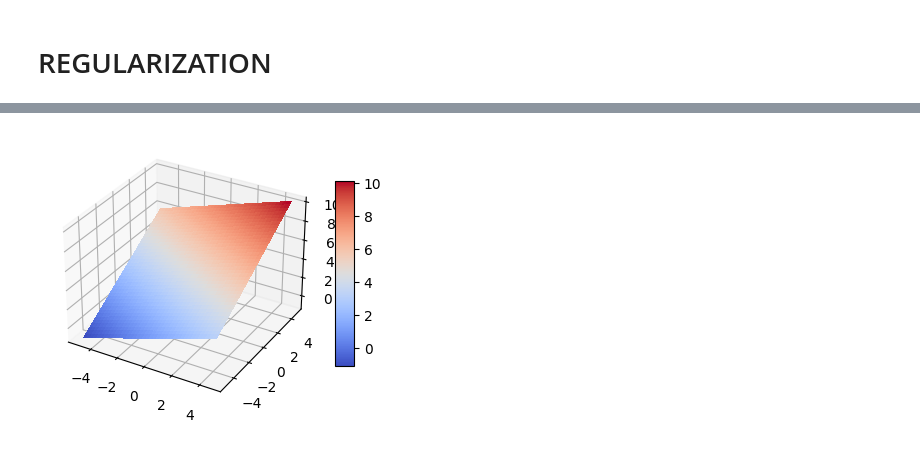
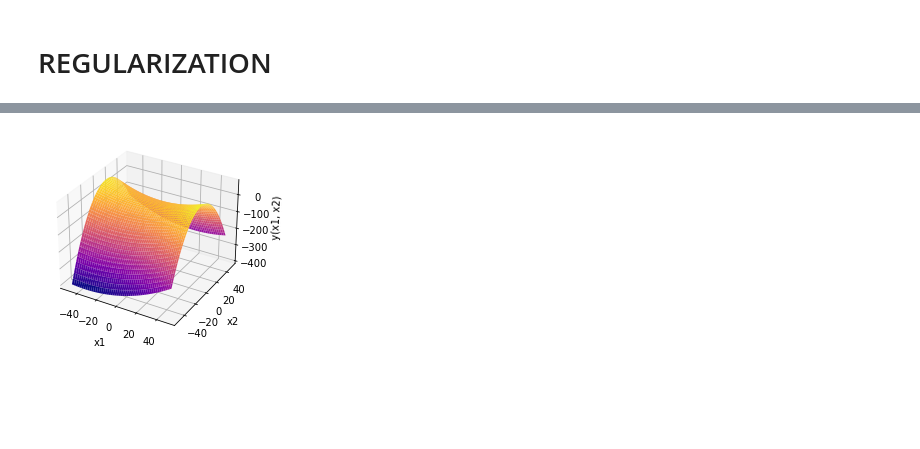
Before and after one commit to mokshith002/FODS-Assignment-1, a Jupyter notebook: 1B.ipynb, the cells around one changed output, grey strips where cells are left out. Cells and saved outputs as stored; diff of their text form; code cells hidden in the pictures; blank space fills up the shorter version.

```diff
--- a/1B.ipynb
+++ b/1B.ipynb
@@ -165,7 +166,7 @@ def testing_polynomial_regression(Y, X, W):
     return error_history
 # %%
 X = generate_feature_matrix(X_train, 9)
-X = normalize(X)
+(X, mean_norm, std_norm) = normalize_train(X)
 training_error_gradient, W_gradient = training_polynomial_regression(Y_train, X, gradient_descent)
 training_error_stochastic, W_stochastic = training_polynomial_regression(Y_train, X, stochastic_descent)
 # %% [output]
@@ -174,5 +175,7 @@ training_error_stochastic, W_stochastic = training_polynomial_regression(Y_train
 # %%
 X = generate_feature_matrix(X_test, 9)
+X = normalize_test(X, mean_norm, std_norm)
+
 W = [i.reshape([len(i), 1]) for i in W_gradient]
 testing_error_gradient = testing_polynomial_regression(Y_test, X, W)
 
@@ -233,10 +237,9 @@ def error_function(Y, X, W):
 # %%
 # l = lambda
 def regularized_gradient_descent(Y, X, W, q, alpha, l, iterations):
-    N = 437
-    M = len(X)
+    N = X.shape[1]
     cost = np.zeros(iterations)
-
+    # print(f"X: {X.shape}, N: {N}, Y: {Y.shape}, W: {W.shape}")
     for i in range(iterations):
 
         W = W - (alpha) * (((-1 / N) * (X @ (Y - W.T @ X).T)) + ((l / 2) * q * (np.abs(W) ** (q - 1))))
@@ -319,32 +277,39 @@ def predict_using_gradient(x, W_grad, deg):
+# %%
+def predict(x1, x2, degree):
+    X = []
+    for i in range(degree+1):
+        for j in range(i+1):
+            k = i - j
+            X.append(x1 ** j * x2 ** k)
+    X = np.array(X).reshape(-1, 1)
+    d = X.shape[0]
+    X = (X - mean_norm[:d]) / std_norm[:d]
+    return W_gradient[degree] @ X
 # %%
 from matplotlib import cm
 
-# set up a figure twice as wide as it is tall
 fig = plt.figure(figsize=plt.figaspect(0.5))
 
-# =============
-# First subplot
-# =============
-# set up the axes for the first plot
 ax = fig.add_subplot(1, 2, 1, projection='3d')
 
-# plot a 3D surface like in the example mplot3d/surface3d_demo
-X = np.arange(-5, 5, 0.25)
-Y = np.arange(-5, 5, 0.25)
-X, Y = np.meshgrid(X, Y)
-def f(x1,x2):
-    X_tmp = [1]
-    for i in range (1, 2 + 1):
-        for j in range(i+1):
-            k = i - j
-            X_tmp.append(x1 ** j * x2 ** k)
-    return
-Z = f(X, Y)
-surf = ax.plot_surface(X, Y, Z, rstride=1, cstride=1, cmap=cm.coolwarm,
-                       linewidth=0, antialiased=False)
-# ax.set_zlim(-1.01, 1.01)
-fig.colorbar(surf, shrink=0.5, aspect=10)
+x1 = np.arange(-50, 50, 0.25)
+x2 = np.arange(-50, 50, 0.25)
+X1, X2 = np.meshgrid(x1, x2)
+Z = np.zeros(X1.shape)
+for i in range(Z.shape[0]):
+    for j in range(Z.shape[1]):
+        x1 = X1[i][j]
+        x2 = X2[i][j]
+        Z[i][j] = predict(x1, x2, 2)
+
+
+surf = ax.plot_surface(X1, X2, Z, cmap=cm.plasma)
+
+ax.set_xlabel("x1")
+ax.set_ylabel("x2")
+ax.set_zlabel("y(x1, x2)")
+# fig.colorbar(surf, shrink=0.5, aspect=10)
 
 plt.show()
 # %% [output]
-[figure, old version]
+[figure, new version]
```
Also changed, not shown: parts of 10 cells of this notebook.
